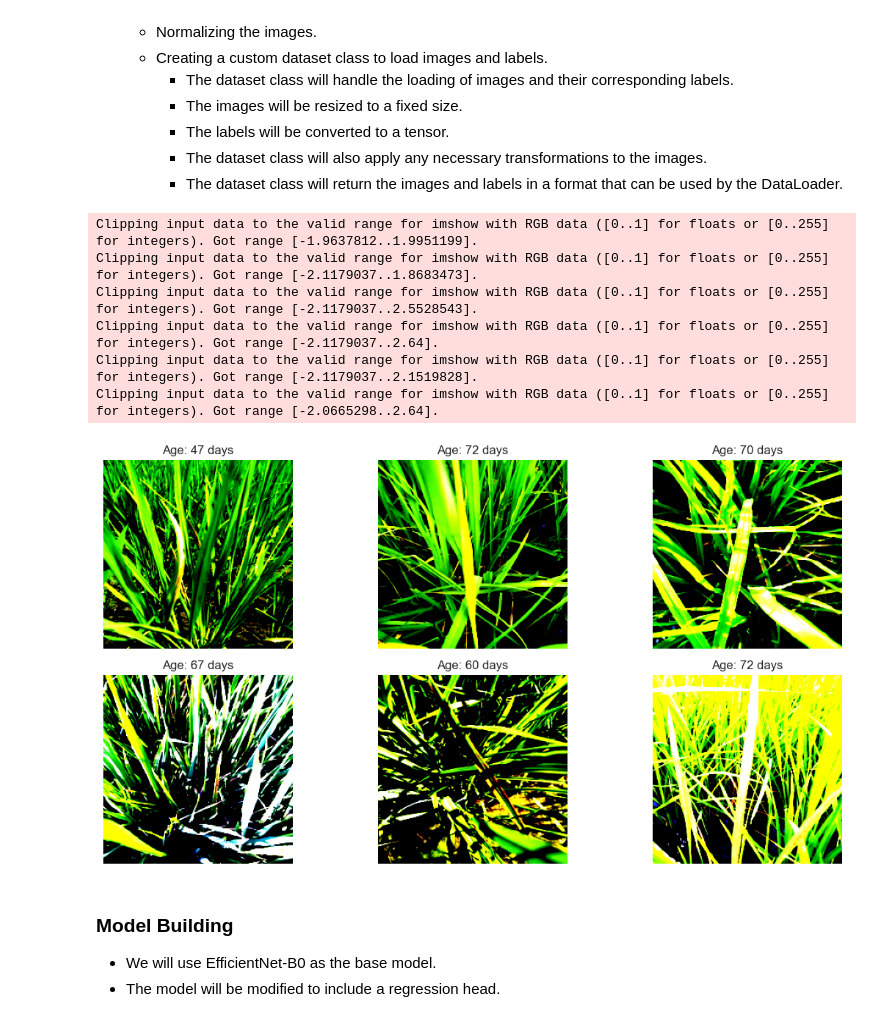
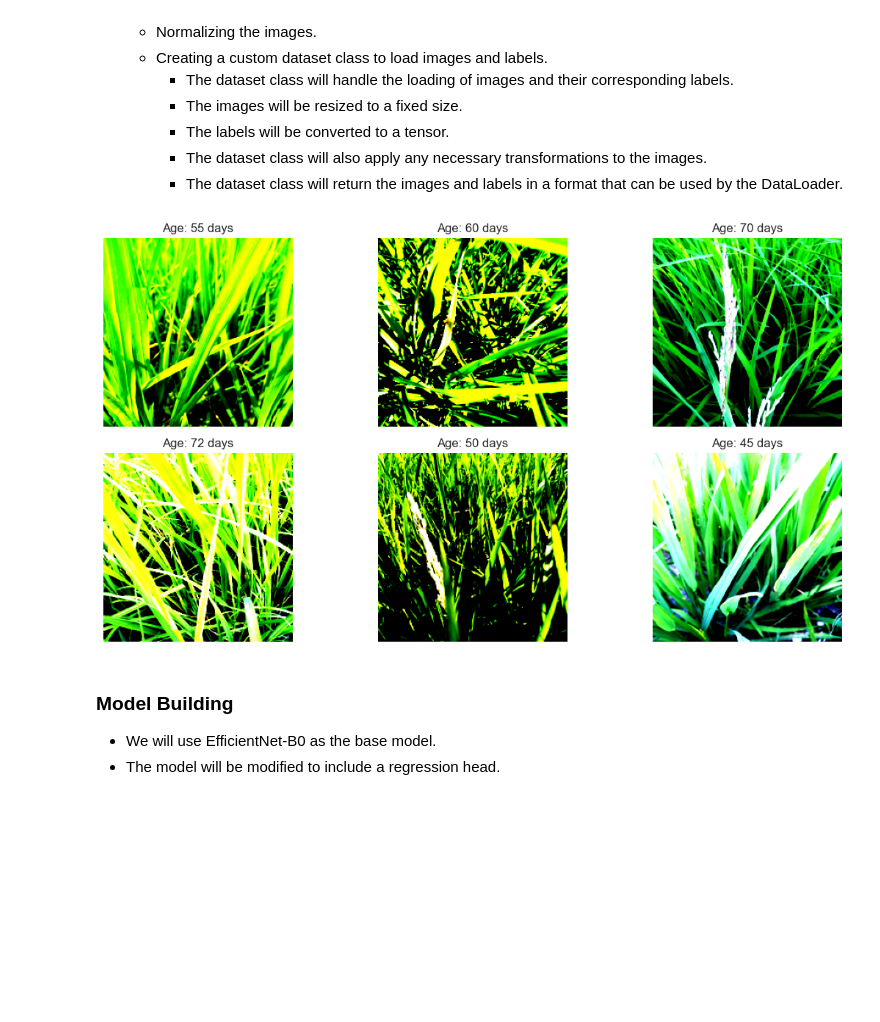
Before and after one commit to cuducquang/ML_Project, a Jupyter notebook: task3_efNetb0.ipynb, the cells around one changed output. Cells and saved outputs as stored; diff of their text form; code cells hidden in the pictures; blank space fills up the shorter version.

```diff
--- a/task3_efNetb0.ipynb
+++ b/task3_efNetb0.ipynb
@@ -273,38 +276,33 @@ val_loader = DataLoader(val_dataset, batch_size=32, shuffle=False)
 # %%
 # Denormalization helper
 def denormalize(img_tensor):
     # img_tensor: [4, H, W] → [R, G, B, GRVI]
     denorm = img_tensor.clone()
 
     # Only apply denormalization to the first 3 channels (RGB)
     mean = torch.tensor([0.485, 0.456, 0.406]).view(3, 1, 1)
     std = torch.tensor([0.229, 0.224, 0.225]).view(3, 1, 1)
     denorm[:3] = denorm[:3] * std + mean  # only apply to RGB
 
     return denorm
 
 
 # Get one batch from train_loader
 images, ages, _, _, _ = next(iter(train_loader))  # Unpack only the first two values
 
 # Plot 6 images from the batch
 plt.figure(figsize=(12, 6))
 for i in range(6):
     plt.subplot(2, 3, i + 1)
     img = denormalize(images[i]).permute(1, 2, 0).numpy()
+    img = np.clip(img, 0, 1)
     plt.imshow(img)
     plt.title(f"Age: {ages[i]:.0f} days")
     plt.axis("off")
 plt.tight_layout()
 plt.show()
 # %% [output]
-Clipping input data to the valid range for imshow with RGB data ([0..1] for floats or [0..255] for integers). Got range [-1.9637812..1.9951199].
-Clipping input data to the valid range for imshow with RGB data ([0..1] for floats or [0..255] for integers). Got range [-2.1179037..1.8683473].
-Clipping input data to the valid range for imshow with RGB data ([0..1] for floats or [0..255] for integers). Got range [-2.1179037..2.5528543].
-Clipping input data to the valid range for imshow with RGB data ([0..1] for floats or [0..255] for integers). Got range [-2.1179037..2.64].
-Clipping input data to the valid range for imshow with RGB data ([0..1] for floats or [0..255] for integers). Got range [-2.1179037..2.1519828].
-Clipping input data to the valid range for imshow with RGB data ([0..1] for floats or [0..255] for integers). Got range [-2.0665298..2.64].
-[figure, old version]
+[figure, new version]
 # %% [markdown]
 ### Model Building
 - We will use EfficientNet-B0 as the base model.
```
Also changed, not shown: parts of 9 cells of this notebook.
